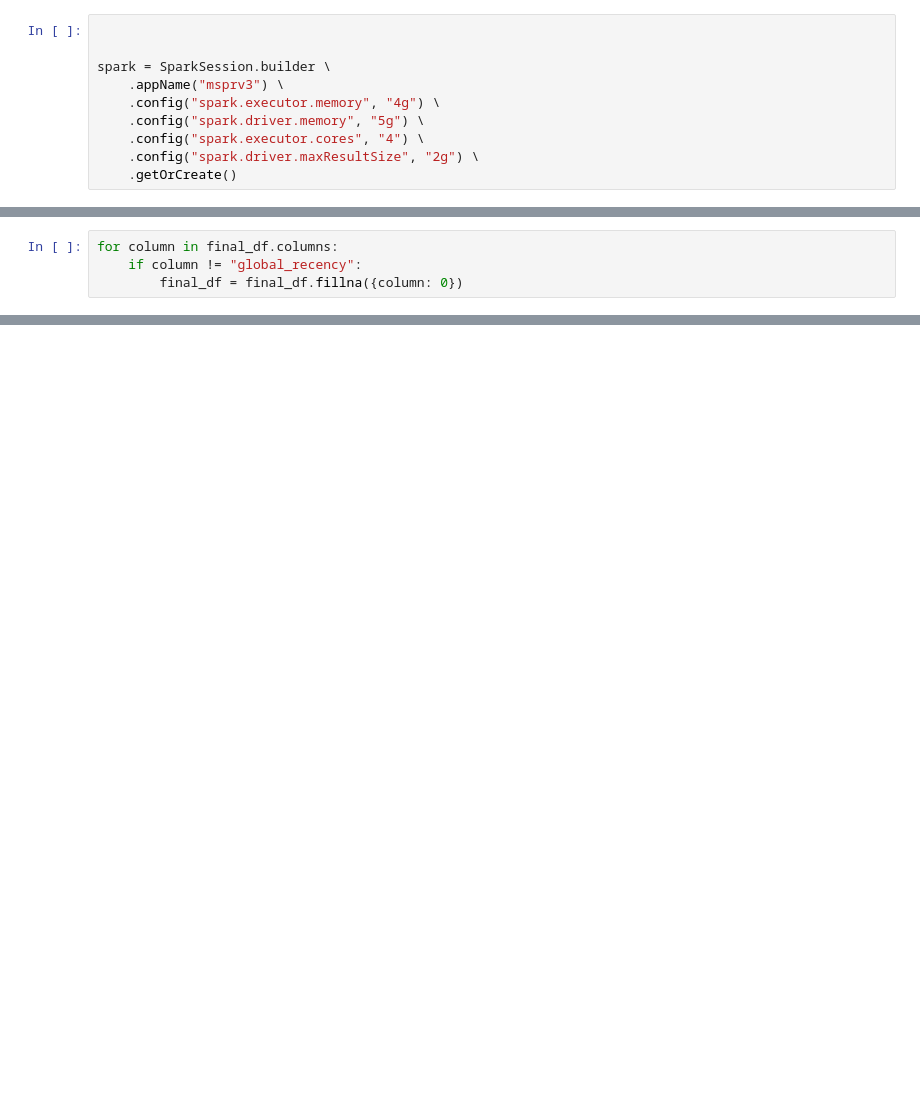
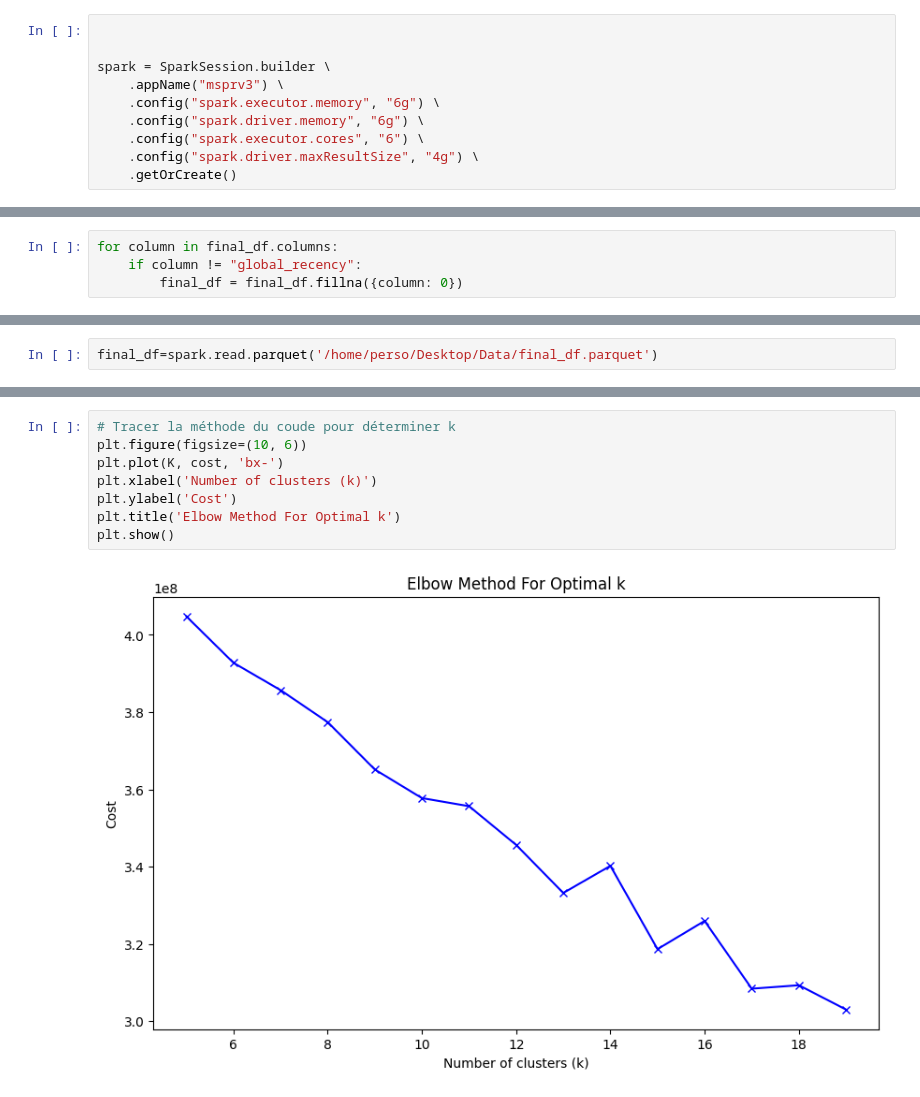
Before and after one commit to Zenaidji/Segmentation-client, a Jupyter notebook: MSPRV3.ipynb, the cells around one changed output, grey strips where cells are left out. Saved outputs shown, nothing was run; the diff lists cells and outputs as text; blank space fills up the shorter version.

Commit message:
methode pour trouver le cluster optimal

```diff
--- a/MSPRV3.ipynb
+++ b/MSPRV3.ipynb
@@ -40,9 +40,9 @@ schema = StructType([
 
 spark = SparkSession.builder \
     .appName("msprv3") \
-    .config("spark.executor.memory", "4g") \
-    .config("spark.driver.memory", "5g") \
-    .config("spark.executor.cores", "4") \
-    .config("spark.driver.maxResultSize", "2g") \
+    .config("spark.executor.memory", "6g") \
+    .config("spark.driver.memory", "6g") \
+    .config("spark.executor.cores", "6") \
+    .config("spark.driver.maxResultSize", "4g") \
     .getOrCreate()
 # %% [output]
@@ -220,0 +143,2 @@ ConnectionRefusedError: [Errno 111] Connection refused
+# %%
+final_df=spark.read.parquet('/home/perso/Desktop/Data/final_df.parquet')
@@ -220,0 +192,10 @@ ConnectionRefusedError: [Errno 111] Connection refused
+# %%
+# Tracer la méthode du coude pour déterminer k
+plt.figure(figsize=(10, 6))
+plt.plot(K, cost, 'bx-')
+plt.xlabel('Number of clusters (k)')
+plt.ylabel('Cost')
+plt.title('Elbow Method For Optimal k')
+plt.show()
+# %% [output]
+[figure, added]
```
Also changed, not shown: parts of 15 cells of this notebook, 5 other files.
